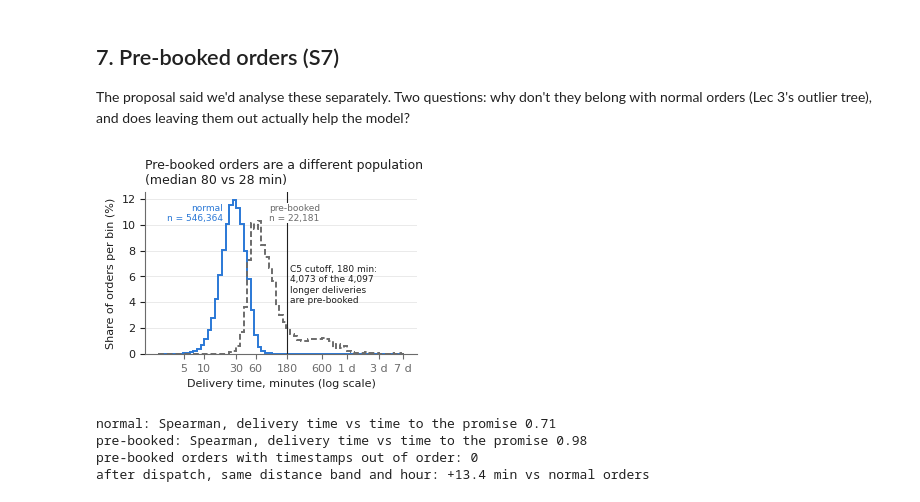
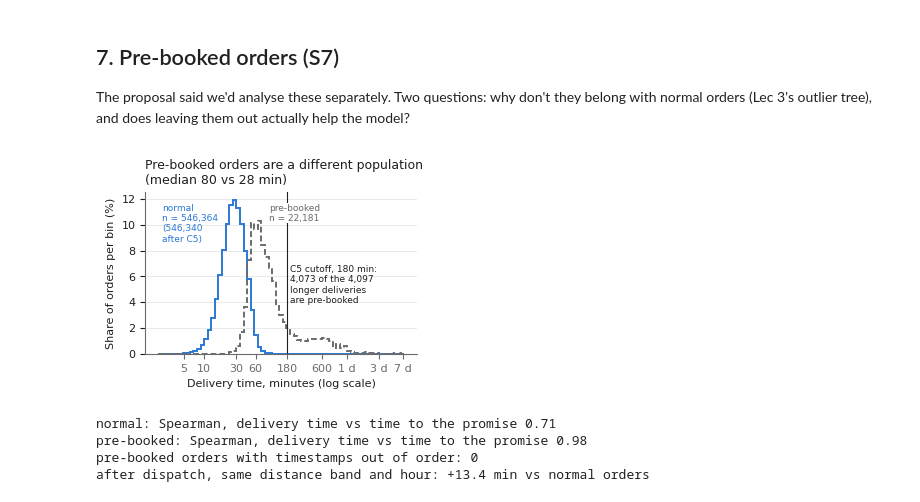
Before and after one commit to lynn60107070/dsai5101-delivery-eta, a Jupyter notebook: notebooks/01_data_audit.ipynb, the cells around one changed output. Saved outputs shown, nothing was run; the diff lists cells and outputs as text; code cells hidden in the pictures.

```diff
--- a/notebooks/01_data_audit.ipynb
+++ b/notebooks/01_data_audit.ipynb
@@ -632,28 +651,28 @@ outlier tree), and does leaving them out actually help the model?
 # %%
 # --- Figure 2: pre-booked orders are a different population (S7; report Data section, justifies C4 and C5)
 normal_min, prebook_min = dur[has_arrival & ~pre], dur[has_arrival & pre]
 long_all, long_pre = ((dur > 180) & has_arrival).sum(), ((dur > 180) & has_arrival & pre).sum()
 fig, ax = plt.subplots(figsize=(3.5, 2.1))
 bins = np.logspace(np.log10(2), np.log10(10_500), 70)       # log-spaced bins, 2 min to 7.3 days
 for s, col, ls in [(normal_min, BLUE, "-"), (prebook_min, MUTED, (0, (3, 1.5)))]:
     ax.hist(s, bins=bins, weights=np.full(len(s), 100 / len(s)), histtype="step", color=col, lw=1.4, ls=ls)
 ax.axvline(180, color=INK, lw=0.8)
 top = ax.get_ylim()[1]
-ax.text(19, top * 0.93, f"normal\nn = {len(normal_min):,}", ha="right", va="top", fontsize=6.5, color=BLUE)
+ax.text(2.3, top * 0.93, f"normal\nn = {len(normal_min):,}\n({(normal_min <= 180).sum():,}\nafter C5)", ha="left", va="top", fontsize=6.5, color=BLUE)
 ax.text(95, top * 0.93, f"pre-booked\nn = {len(prebook_min):,}", va="top", fontsize=6.5, color=MUTED,
         bbox=dict(fc="white", ec="none", pad=0.5))
 ax.text(200, top * 0.55, f"C5 cutoff, 180 min:\n{long_pre:,} of the {long_all:,}\nlonger deliveries\nare pre-booked",
         fontsize=6.5, color=INK, va="top")
 ax.set_xscale("log"); ax.xaxis.set_minor_locator(plt.NullLocator())
 ax.set_xticks([5, 10, 30, 60, 180, 600, 1440, 4320, 10080], ["5", "10", "30", "60", "180", "600", "1 d", "3 d", "7 d"])
 ax.set_xlabel("Delivery time, minutes (log scale)"); ax.set_ylabel("Share of orders per bin (%)")
 ax.grid(axis="y", color=GRID, lw=0.6); ax.set_axisbelow(True)
 ax.set_title(f"Pre-booked orders are a different population\n(median {prebook_min.median():.0f} vs {normal_min.median():.0f} min)",
              loc="left", fontsize=9, color=INK)
 save(fig, "delivery_time_by_prebook")
 plt.show()
 # %% [output]
-[figure, old version]
+[figure, new version]
 # %%
 # Pre-booked vs normal, all accepted orders with an arrival time. Description only, nothing here is fit
 timed = acc[has_arrival]
```
Also changed, not shown: parts of 4 cells of this notebook, 37 other files.
